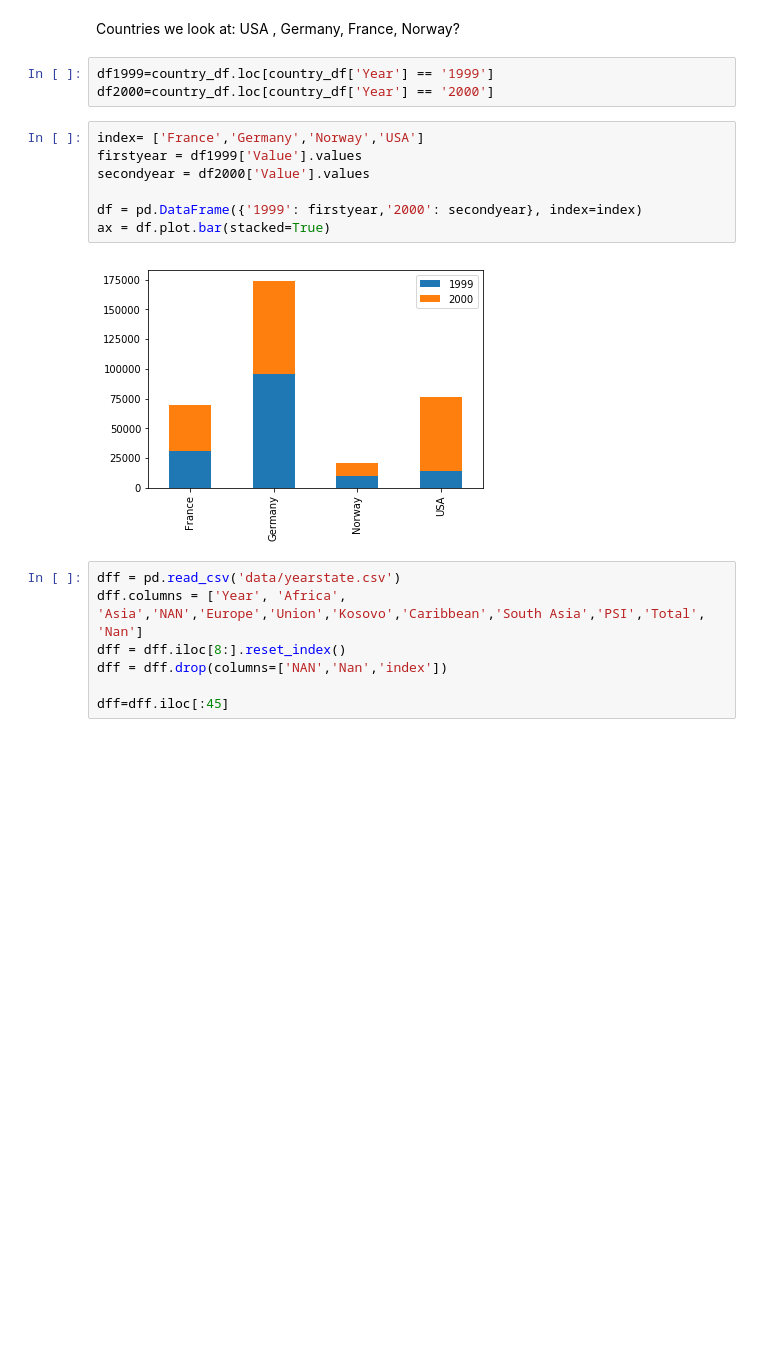
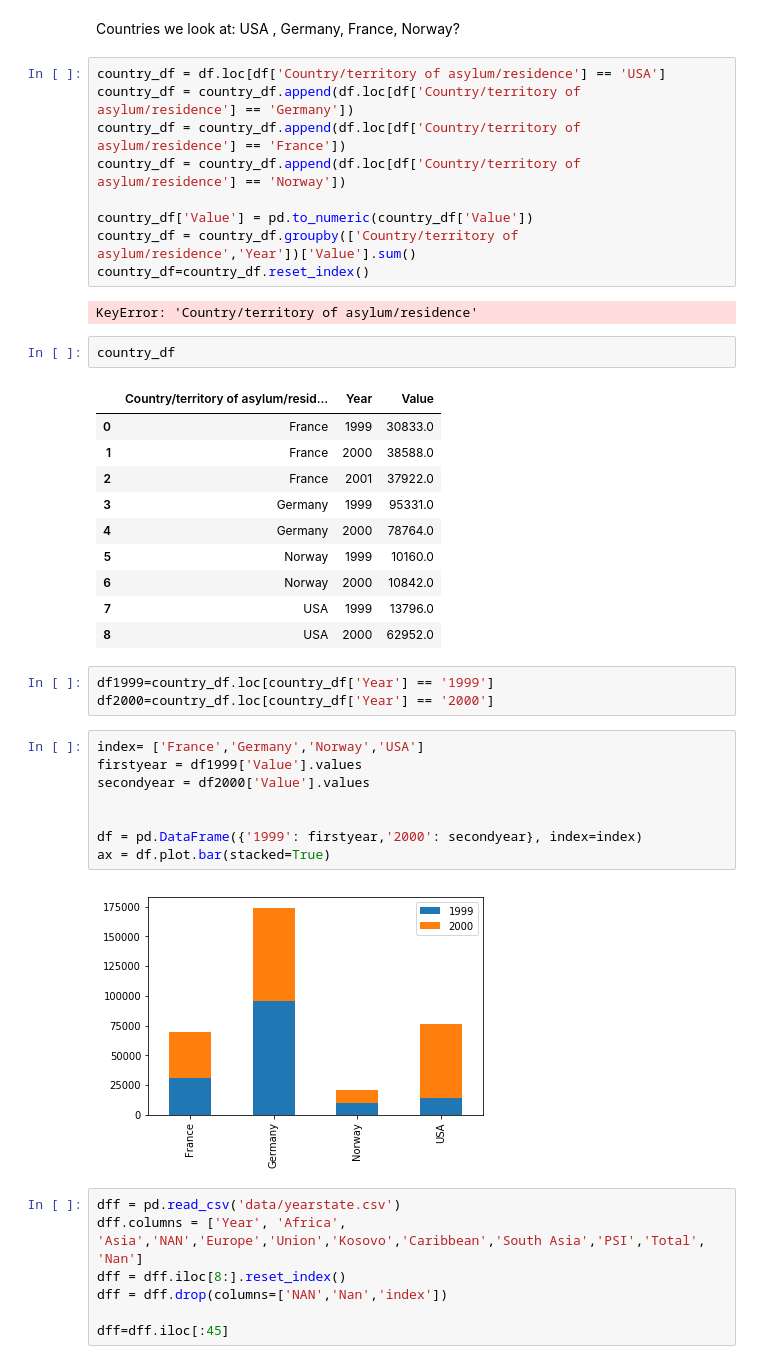
Before and after one commit to jordanrmess/USrefugees, a Jupyter notebook: final.ipynb, the cells around one changed output. Drawn from its saved outputs; the diff is of its cells as text; blank space fills up the shorter version.

```diff
--- a/final.ipynb
+++ b/final.ipynb
@@ -27,5 +35,29 @@ df=df.replace('USA (INS/DHS)', 'USA')
 # %% [markdown]
 Countries we look at: USA , Germany, France, Norway?
+# %%
+country_df = df.loc[df['Country/territory of asylum/residence'] == 'USA']
+country_df = country_df.append(df.loc[df['Country/territory of asylum/residence'] == 'Germany'])
+country_df = country_df.append(df.loc[df['Country/territory of asylum/residence'] == 'France'])
+country_df = country_df.append(df.loc[df['Country/territory of asylum/residence'] == 'Norway'])
+
+country_df['Value'] = pd.to_numeric(country_df['Value'])
+country_df = country_df.groupby(['Country/territory of asylum/residence','Year'])['Value'].sum()
+country_df=country_df.reset_index()
+# %% [output]
+KeyError: 'Country/territory of asylum/residence'
+# %%
+country_df
+# %% [output]
+|  | Country/territory of asylum/resid... | Year | Value |
+| 0 | France | 1999 | 30833.0 |
+| 1 | France | 2000 | 38588.0 |
+| 2 | France | 2001 | 37922.0 |
+| 3 | Germany | 1999 | 95331.0 |
+| 4 | Germany | 2000 | 78764.0 |
+| 5 | Norway | 1999 | 10160.0 |
+| 6 | Norway | 2000 | 10842.0 |
+| 7 | USA | 1999 | 13796.0 |
+| 8 | USA | 2000 | 62952.0 |
 # %%
 df1999=country_df.loc[country_df['Year'] == '1999']
 df2000=country_df.loc[country_df['Year'] == '2000']
@@ -34,6 +66,7 @@ index= ['France','Germany','Norway','USA']
 firstyear = df1999['Value'].values
 secondyear = df2000['Value'].values
 
+
 df = pd.DataFrame({'1999': firstyear,'2000': secondyear}, index=index)
 ax = df.plot.bar(stacked=True)
 # %% [output]
```
Also changed, not shown: parts of 1 cell of this notebook.
